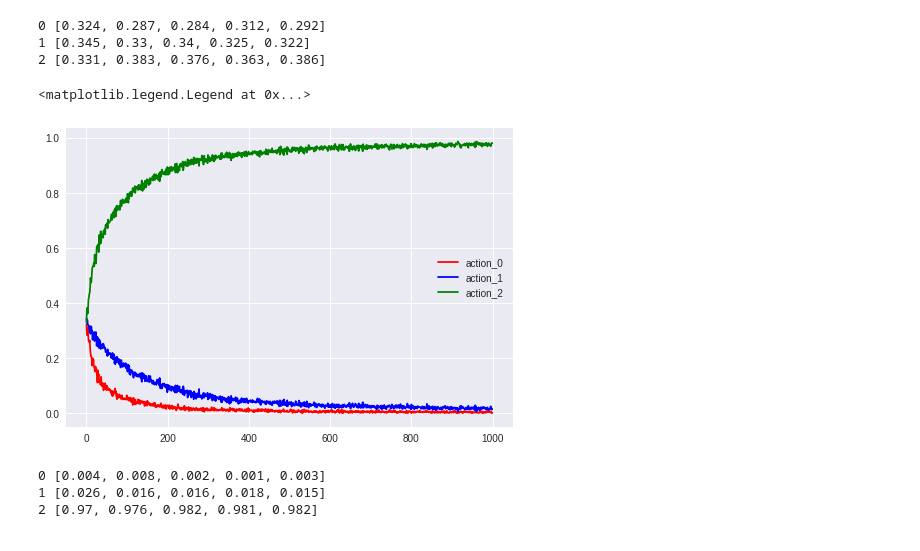
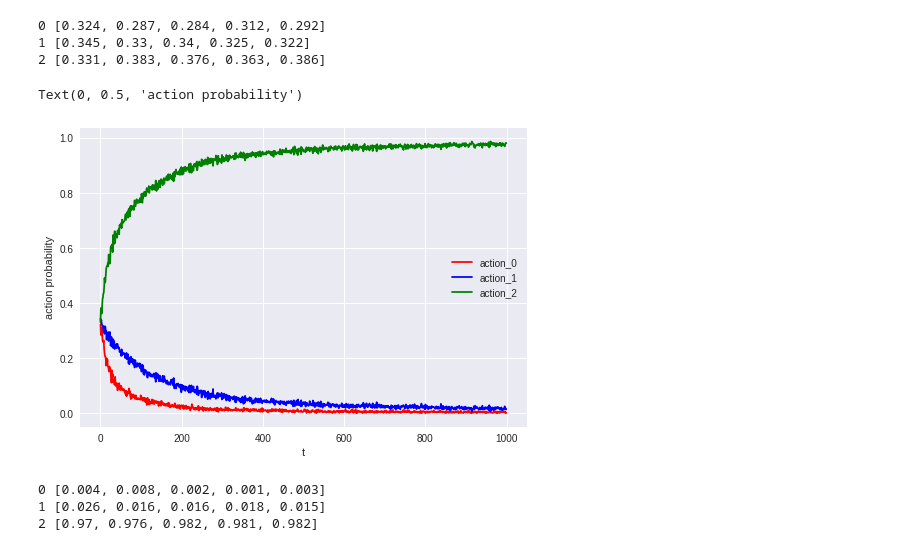
Before and after one commit to colawhite/abtesting, a Jupyter notebook: abtesting/Untitled0.ipynb, the cells around one changed output. Cells and saved outputs as stored; diff of their text form; code cells hidden in the pictures.

```diff
--- a/abtesting/Untitled0.ipynb
+++ b/abtesting/Untitled0.ipynb
@@ -70,11 +71,13 @@ for i in range(3):
 # %%
 t = [x for x in range(periods)]
 mpl.style.use('seaborn')
 plt.plot(t,pct[0],color='red',label='action_0')
 plt.plot(t,pct[1],color='blue',label='action_1')
 plt.plot(t,pct[2],color='green',label='action_2')
 plt.legend()
+plt.xlabel('t')
+plt.ylabel('action probability')
 # %% [output]
-<matplotlib.legend.Legend at 0x...>
+Text(0, 0.5, 'action probability')
-[figure, old version]
+[figure, new version]
 # %%
```
Also changed, not shown: parts of 2 cells of this notebook.
